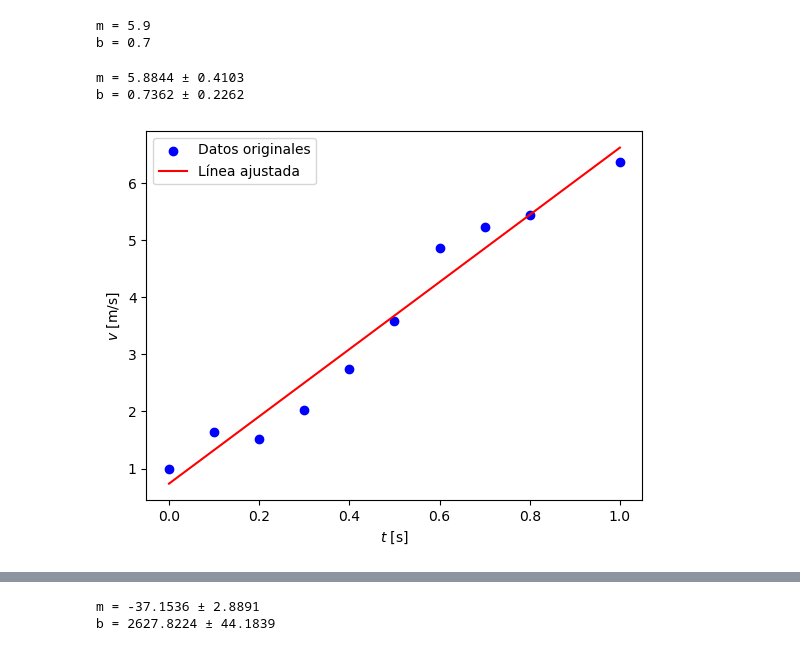
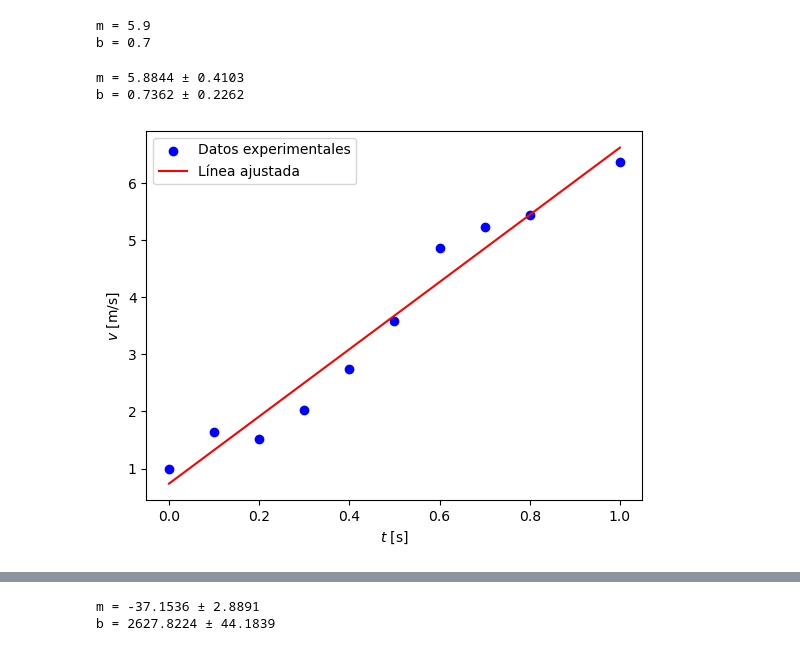
Before and after one commit to hectorfro/LabFisicaWork, a Jupyter notebook: GuiaLabora/Notebook/Cap05.ipynb, the cells around one changed output, grey strips where cells are left out. Cells and saved outputs as stored; diff of their text form; code cells hidden in the pictures.

```diff
--- a/GuiaLabora/Notebook/Cap05.ipynb
+++ b/GuiaLabora/Notebook/Cap05.ipynb
@@ -80,27 +82,27 @@ import statsmodels.api as sm
 # %%
 # Agregamos una constante (columna de unos) a xn
 X = sm.add_constant(xn)
 # Ajustamos el modelo
 model = sm.OLS(yn, X).fit()
 # Obtenemos los coeficientes y los errores estándar
 b, m = model.params
 Delta_b, Delta_m = model.bse
 # Imprimimos los coeficientes y sus errores estándar
 print(f'm = {m:.4f} \u00B1 {Delta_m:.4f}')
 print(f'b = {b:.4f} \u00B1 {Delta_b:.4f}')
 # Generamos valores de y usando los coeficientes obtenidos
 y_pred = m * xn + b
 # Graficamos los datos originales y la línea ajustada
-plt.scatter(xn, yn, color='blue', label='Datos originales')
+plt.scatter(xn, yn, color='blue', label='Datos experimentales')
 plt.plot(xn, y_pred, color='red', label='Línea ajustada')
 plt.xlabel('$t$ [s]')
 plt.ylabel('$v$ [m/s]')
 plt.legend()
 plt.show()
 # %% [output]
 m = 5.8844 ± 0.4103
 b = 0.7362 ± 0.2262
-[figure, old version]
+[figure, new version]
 # %%
 results = model
 print(results.summary())
```
Also changed, not shown: parts of 6 cells of this notebook, 2 other files.
